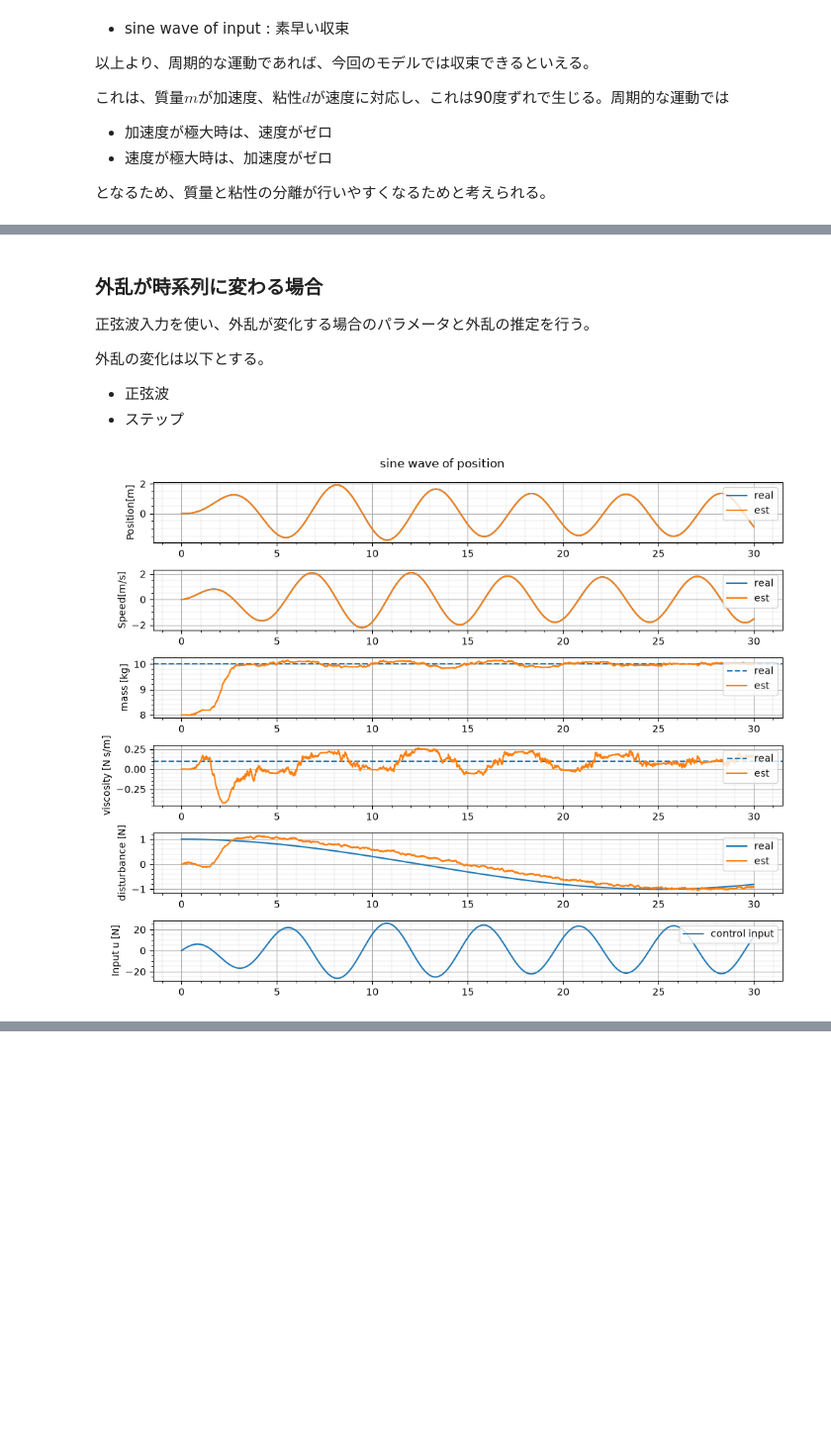
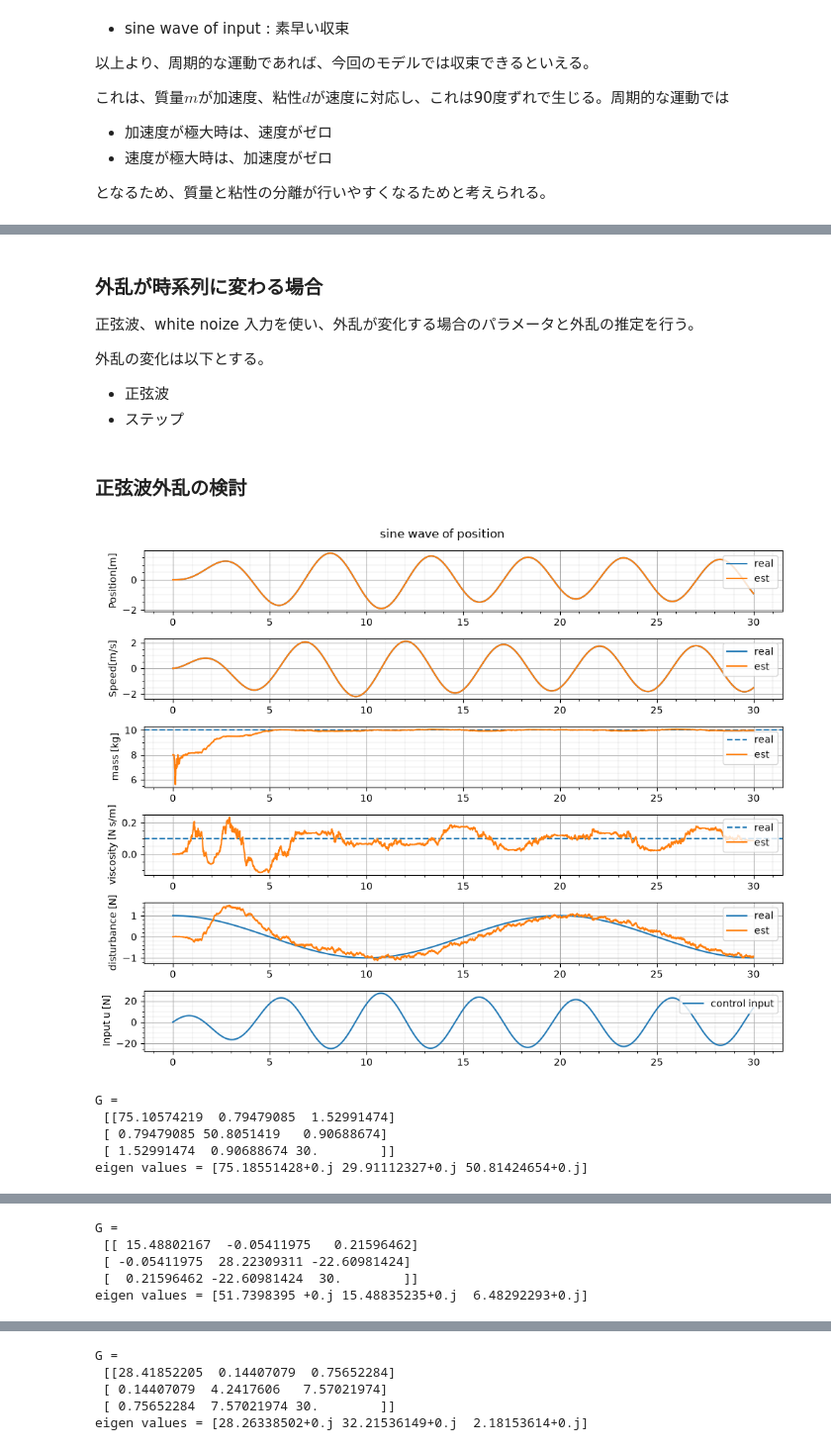
Before and after one commit to hideto008/learning_estimation_method, a Jupyter notebook: Notes/Estimate_Parameters_and_disturbance_using_UKF.ipynb, the cells around one changed output, grey strips where cells are left out. Shown at 99% size. Saved outputs shown, nothing was run; the diff lists cells and outputs as text; code cells hidden in the pictures; blank space fills up the shorter version.

```diff
--- a/Notes/Estimate_Parameters_and_disturbance_using_UKF.ipynb
+++ b/Notes/Estimate_Parameters_and_disturbance_using_UKF.ipynb
@@ -657,12 +657,29 @@ $$
 # %% [markdown]
 ### 外乱が時系列に変わる場合
 
-正弦波入力を使い、外乱が変化する場合のパラメータと外乱の推定を行う。
+正弦波、white noize 入力を使い、外乱が変化する場合のパラメータと外乱の推定を行う。
 
 外乱の変化は以下とする。
 
 - 正弦波
 - ステップ
+# %% [markdown]
+### 正弦波外乱の検討
+# %%
+def calc_G(x_array, params:Parameters):
+    a = np.diff(x_array[:,1])/params.dt
+    v = x_array[:-1,1]
+
+    Phi = np.column_stack([
+        a,
+        v,
+        -np.ones_like(v)
+    ])
+
+    # 情報行列
+    G = Phi.T @ Phi * params.dt
+    print("G = \n", G)
+    print("eigen values =", np.linalg.eigvals(G))
 # %%
 np.random.seed(0)
 
@@ -676,9 +693,9 @@ params = Parameters(
     m = 10,
     d = 0.1,
     Q_real = np.diag([1e-8, 1e-8]),
-    Q = np.diag([1e-8, 1e-8, 1e-4, 1e-4, 1e-4]), # プロセスノイズ
+    Q = np.diag([1e-8, 1e-8, 2e-5, 2e-5, 5e-4]), # プロセスノイズ
     R = np.diag([1e-4, 1e-4]), # 観測ノイズ
-    P_init = np.diag([1e2, 1e2, 1e-2, 1e-2, 1e-2]) # 誤差共分散行列の初期値
+    P_init = np.diag([1e2, 1e2, 4, 5e-2, 1e-3]) # 誤差共分散行列の初期値
 )
 
 # 制御入力
@@ -693,40 +710,58 @@ white_noize = np.random.normal(loc=0, scale=10, size=len(time_window))
 
 # 外乱
 amp_d = 1.0
-freq_d = 0.01
+freq_d = 0.05
 omega_d = 2 * np.pi * freq_d
-fe_array = amp_d * np.cos(2 * omega_d * time_window)
+fe_array = amp_d * np.cos( omega_d * time_window)
+
+#
+X_init = np.array([0.0, 0.0])
+X_est_init = np.array([0.0, 0.0, 8.0, 0.0, 0.0])
+
+
 
 u_input = sine_array
 
 t_array, x_array, x_est_array, p_array, u_array = simulation(X_init = X_init,
                                                     X_est_init = X_est_init,
                                                     u_array = u_input,
                                                     fe_array = fe_array,
                                                     params = params,
                                                     feedback=True)
 
 create_fig(t_array, x_array, x_est_array, u_array, fe_array, params, title="sine wave of position")
 
+calc_G(x_array,params)
+
+u_input = sine_array
 
 t_array, x_array, x_est_array, p_array, u_array = simulation(X_init = X_init,
                                                     X_est_init = X_est_init,
                                                     u_array = u_input * 10,
                                                     fe_array = fe_array,
                                                     params = params,
                                                     feedback=False)
 
 create_fig(t_array, x_array, x_est_array, u_array, fe_array, params, title="sine wave of input")
+
+calc_G(x_array,params)
 
 u_input = white_noize
 
 t_array, x_array, x_est_array, p_array, u_array = simulation(X_init = X_init,
                                                     X_est_init = X_est_init,
                                                     u_array = u_input,
                                                     fe_array = fe_array,
                                                     params = params,
                                                     feedback=False)
 
 create_fig(t_array, x_array, x_est_array, u_array, fe_array, params, title="white noize of input")
+
+calc_G(x_array,params)
 # %% [output]
-[figure, old version]
+[figure, new version]
+G =
+ [[75.10574219  0.79479085  1.52991474]
+ [ 0.79479085 50.8051419   0.90688674]
+ [ 1.52991474  0.90688674 30.        ]]
+eigen values = [75.18551428+0.j 29.91112327+0.j 50.81424654+0.j]
@@ -733,0 +769,5 @@ create_fig(t_array, x_array, x_est_array, u_array, fe_array, params, title="whit
+G =
+ [[ 15.48802167  -0.05411975   0.21596462]
+ [ -0.05411975  28.22309311 -22.60981424]
+ [  0.21596462 -22.60981424  30.        ]]
+eigen values = [51.7398395 +0.j 15.48835235+0.j  6.48292293+0.j]
@@ -734,0 +775,5 @@ create_fig(t_array, x_array, x_est_array, u_array, fe_array, params, title="whit
+G =
+ [[28.41852205  0.14407079  0.75652284]
+ [ 0.14407079  4.2417606   7.57021974]
+ [ 0.75652284  7.57021974 30.        ]]
+eigen values = [28.26338502+0.j 32.21536149+0.j  2.18153614+0.j]
```
Also changed, not shown: parts of 4 cells of this notebook.
